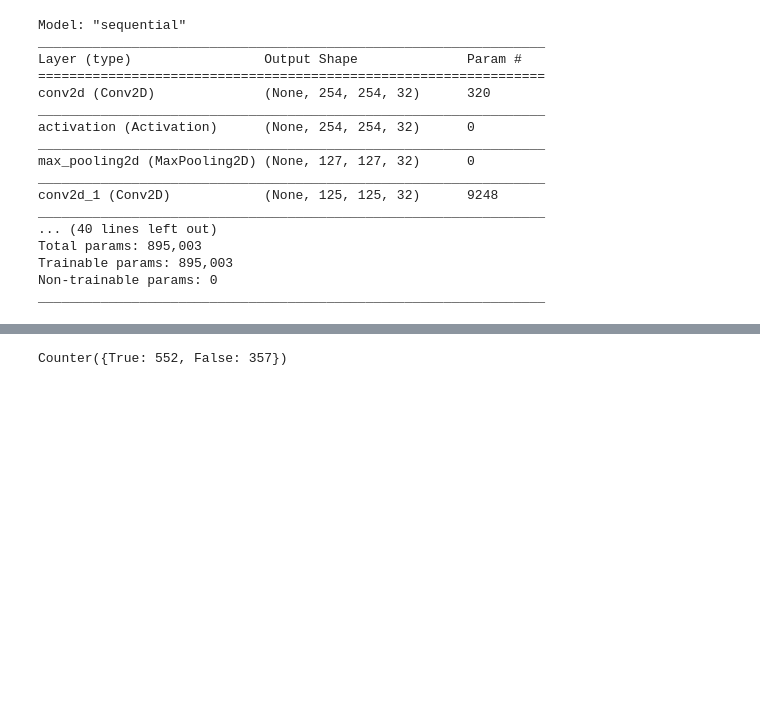
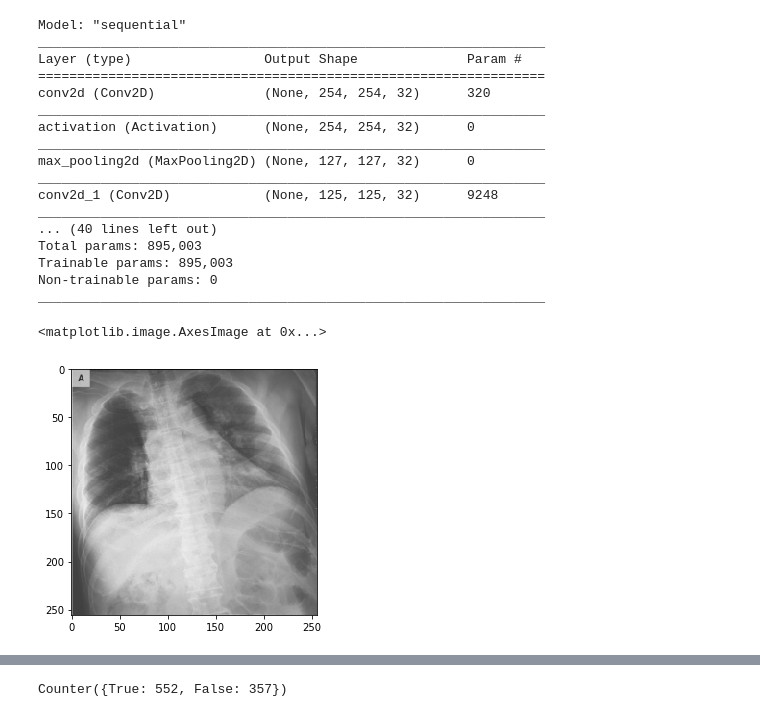
Before and after one commit to Usatoff/covid, a Jupyter notebook: classification_by_xray.ipynb, the cells around one changed output, grey strips where cells are left out. Drawn from its saved outputs; the diff is of its cells as text; code cells hidden in the pictures; blank space fills up the shorter version.

Commit message:
[add] images in notebook

```diff
--- a/classification_by_xray.ipynb
+++ b/classification_by_xray.ipynb
@@ -105,3 +105,8 @@ for root, dirs, files in os.walk(r"C:\Users\Lenovo\OneDrive\data\covid\images\re
 temp.sort(key=lambda x: x[0])
 # %%
 X = np.array([i[1] for i in temp])
+# %%
+io.imshow(X[0])
+# %% [output]
+<matplotlib.image.AxesImage at 0x...>
+[figure, added]
```
Also changed, not shown: parts of 2 cells of this notebook.
